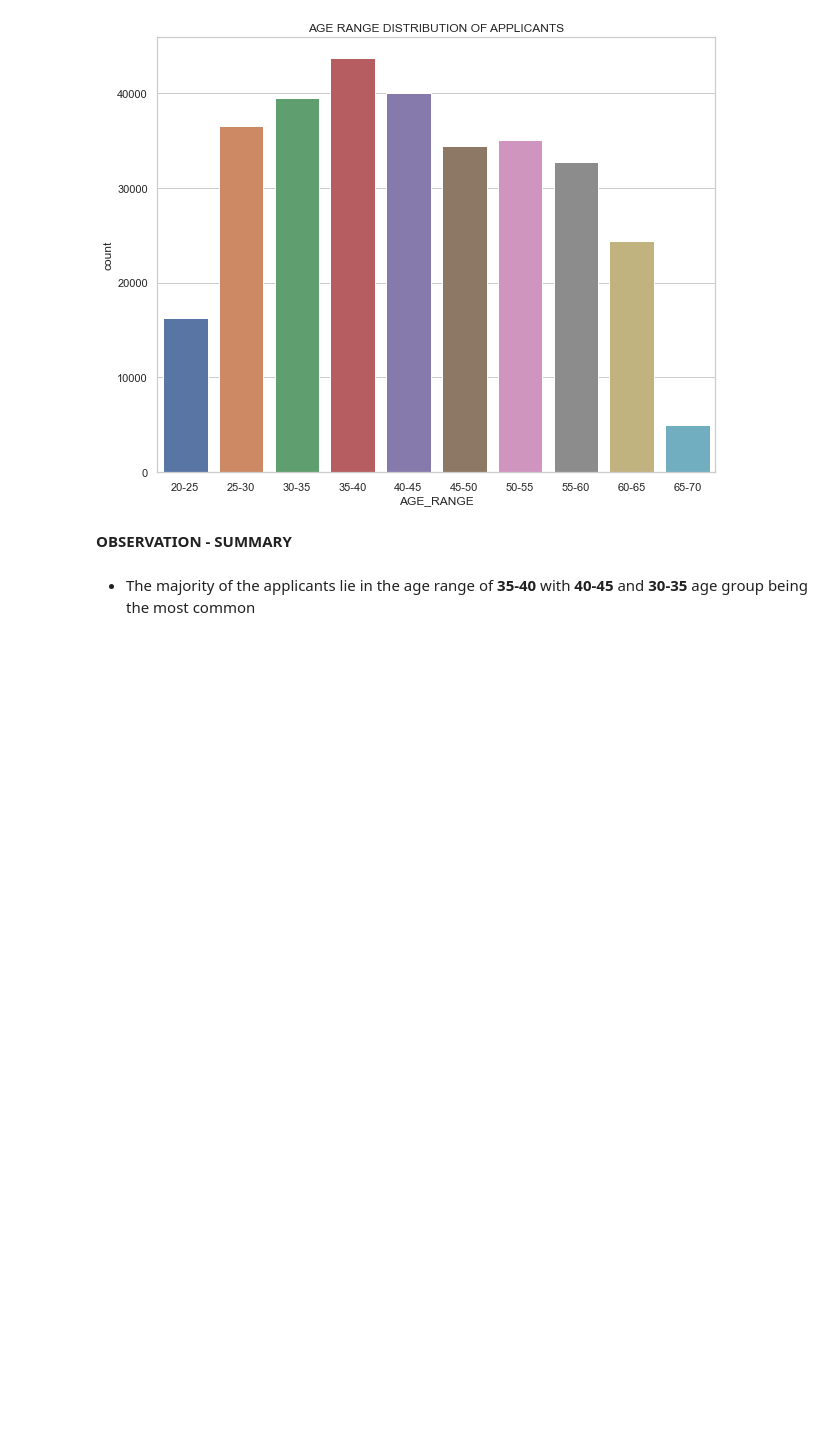
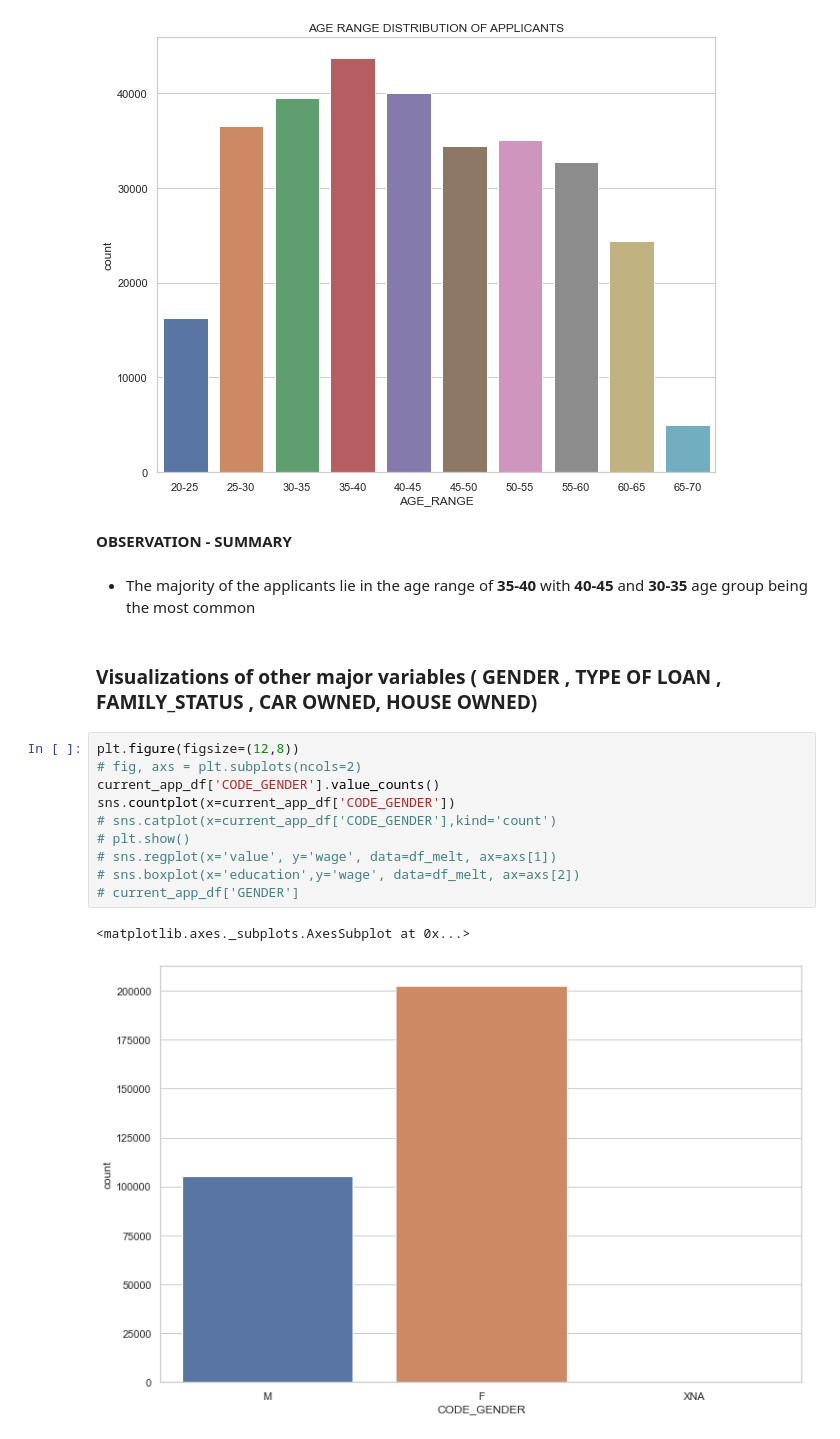
Before and after one commit to abhinav-m/data-science-bootcamp, a Jupyter notebook: upgrad-data-science-primer/Final-EDA-Graded/loan-applicants-data-visualization.ipynb, the cells around one changed output. Saved outputs shown, nothing was run; the diff lists cells and outputs as text; blank space fills up the shorter version.

```diff
--- a/upgrad-data-science-primer/Final-EDA-Graded/loan-applicants-data-visualization.ipynb
+++ b/upgrad-data-science-primer/Final-EDA-Graded/loan-applicants-data-visualization.ipynb
@@ -205,3 +211,18 @@ plt.show()
 **OBSERVATION - SUMMARY**
 # %% [markdown]
 * The majority of the applicants lie in the age range of **35-40** with **40-45** and **30-35** age group being the most common
+# %% [markdown]
+### Visualizations of other major variables ( GENDER , TYPE OF LOAN , FAMILY_STATUS , CAR OWNED, HOUSE OWNED)
+# %%
+plt.figure(figsize=(12,8))
+# fig, axs = plt.subplots(ncols=2)
+current_app_df['CODE_GENDER'].value_counts()
+sns.countplot(x=current_app_df['CODE_GENDER'])
+# sns.catplot(x=current_app_df['CODE_GENDER'],kind='count')
+# plt.show()
+# sns.regplot(x='value', y='wage', data=df_melt, ax=axs[1])
+# sns.boxplot(x='education',y='wage', data=df_melt, ax=axs[2])
+# current_app_df['GENDER']
+# %% [output]
+<matplotlib.axes._subplots.AxesSubplot at 0x...>
+[figure, added]
```
Also changed, not shown: parts of 2 cells of this notebook.
